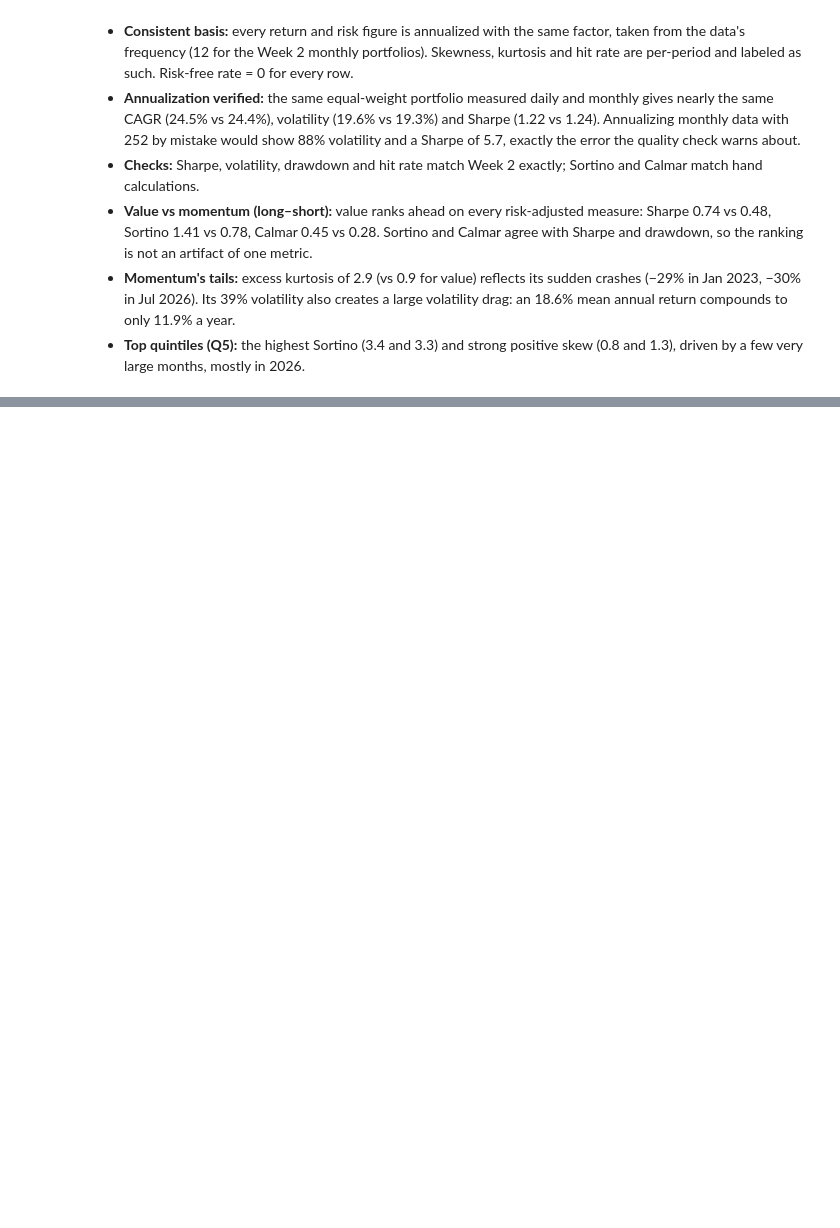
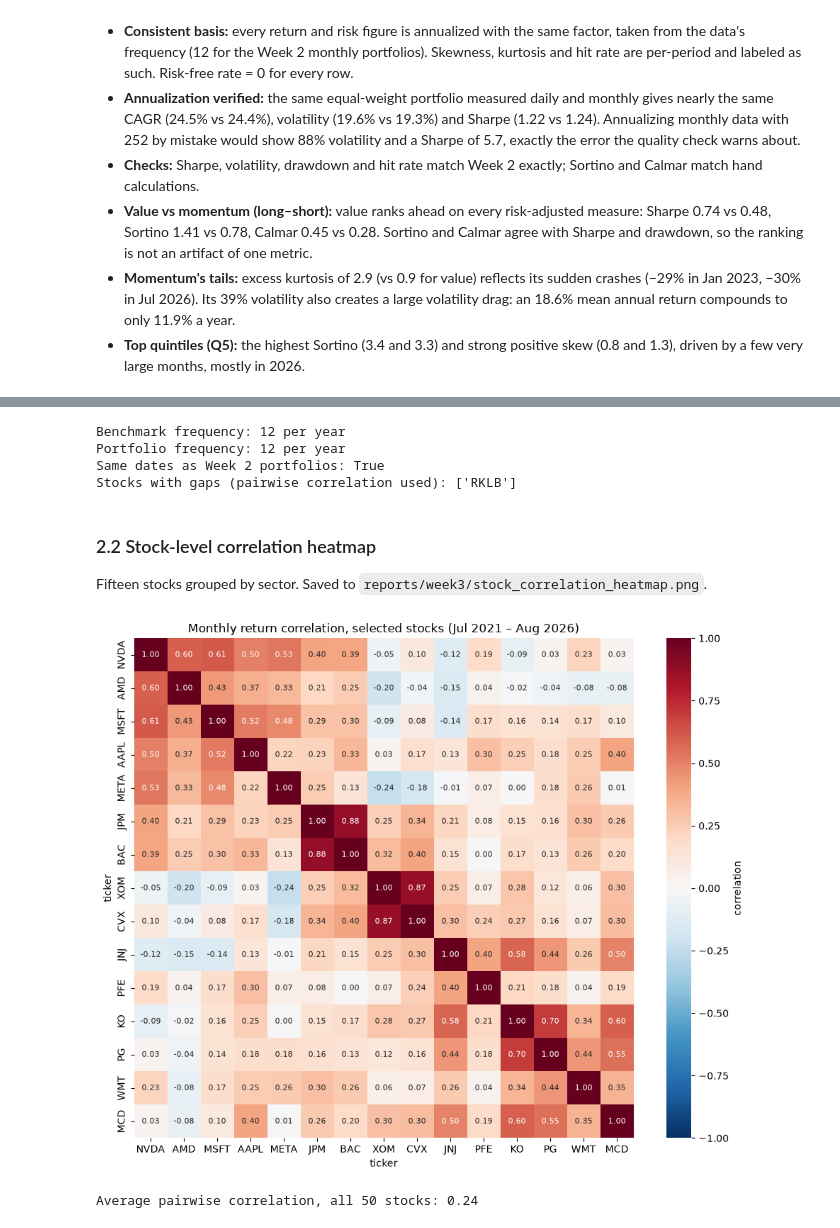
Before and after one commit to jialucharlottewu/LendoCapital, a Jupyter notebook: notebooks/week3/risk_portfolio_construction.ipynb, the cells around one changed output, grey strips where cells are left out. Cells and saved outputs as stored; diff of their text form; code cells hidden in the pictures; blank space fills up the shorter version.

Commit message:
Week 3 Task 2: correlation, beta, diversification

```diff
--- a/notebooks/week3/risk_portfolio_construction.ipynb
+++ b/notebooks/week3/risk_portfolio_construction.ipynb
@@ -169,0 +185,59 @@ recon
+# %%
+import matplotlib.pyplot as plt
+import seaborn as sns
+from risk import benchmark_relative_metrics, align_to_benchmark, diversification_curve
+from factor_utils import month_end_prices
+
+SPY_FILE = "../../data/raw/spy_2020.csv"
+if os.path.exists(SPY_FILE):
+    spy = pd.read_csv(SPY_FILE, parse_dates=["date"])
+else:
+    import yfinance as yf
+    raw = yf.download("SPY", start="2020-01-01", end="2026-09-01", auto_adjust=False, progress=False)
+    if isinstance(raw.columns, pd.MultiIndex):
+        raw.columns = raw.columns.get_level_values(0)
+    spy = raw.reset_index().rename(columns={"Date": "date", "Adj Close": "adj_close"})[["date", "adj_close"]]
+    spy["ticker"] = "SPY"
+    spy.to_csv(SPY_FILE, index=False)
+
+# month-end prices for the 50 stocks and SPY on the same dates
+me = month_end_prices(pd.concat([prices, spy[["date", "ticker", "adj_close"]]]), end="2026-08-31")
+monthly = me.pct_change().loc["2021-07-01":"2026-08-31"]
+spy_m = monthly.pop("SPY").rename("SPY")
+stock_m = monthly                                   # 50 stocks, monthly
+ew50_m = stock_m.mean(axis=1).rename("Equal-weight 50")
+
+print("Benchmark frequency:", infer_periods_per_year(spy_m.index), "per year")
+print("Portfolio frequency:", infer_periods_per_year(value_ret.index), "per year")
+print("Same dates as Week 2 portfolios:", value_ret.index.equals(spy_m.index))
+print("Stocks with gaps (pairwise correlation used):", stock_m.columns[stock_m.isna().any()].tolist())
+# %% [output]
+Benchmark frequency: 12 per year
+Portfolio frequency: 12 per year
+Same dates as Week 2 portfolios: True
+Stocks with gaps (pairwise correlation used): ['RKLB']
+# %% [markdown]
+### 2.2 Stock-level correlation heatmap
+Fifteen stocks grouped by sector. Saved to `reports/week3/stock_correlation_heatmap.png`.
+# %%
+SELECTED = ["NVDA", "AMD", "MSFT", "AAPL", "META",     # tech
+            "JPM", "BAC",                              # banks
+            "XOM", "CVX",                              # energy
+            "JNJ", "PFE",                              # healthcare
+            "KO", "PG", "WMT", "MCD"]                  # consumer staples / defensive
+stock_corr = stock_m[SELECTED].corr()
+
+fig, ax = plt.subplots(figsize=(10, 8))
+sns.heatmap(stock_corr, annot=True, fmt=".2f", cmap="RdBu_r", vmin=-1, vmax=1,
+            square=True, cbar_kws={"label": "correlation"}, annot_kws={"size": 8}, ax=ax)
+ax.set_title("Monthly return correlation, selected stocks (Jul 2021 – Aug 2026)")
+plt.tight_layout()
+plt.savefig(f"{REPORTS}/stock_correlation_heatmap.png", dpi=150)
+plt.show()
+
+all_corr = stock_m.corr().values
+n = len(all_corr)
+print(f"Average pairwise correlation, all 50 stocks: {(all_corr.sum() - n) / (n * (n - 1)):.2f}")
+# %% [output]
+[figure, added]
+Average pairwise correlation, all 50 stocks: 0.24
```
Also changed, not shown: parts of 13 cells of this notebook, 7 other files.
